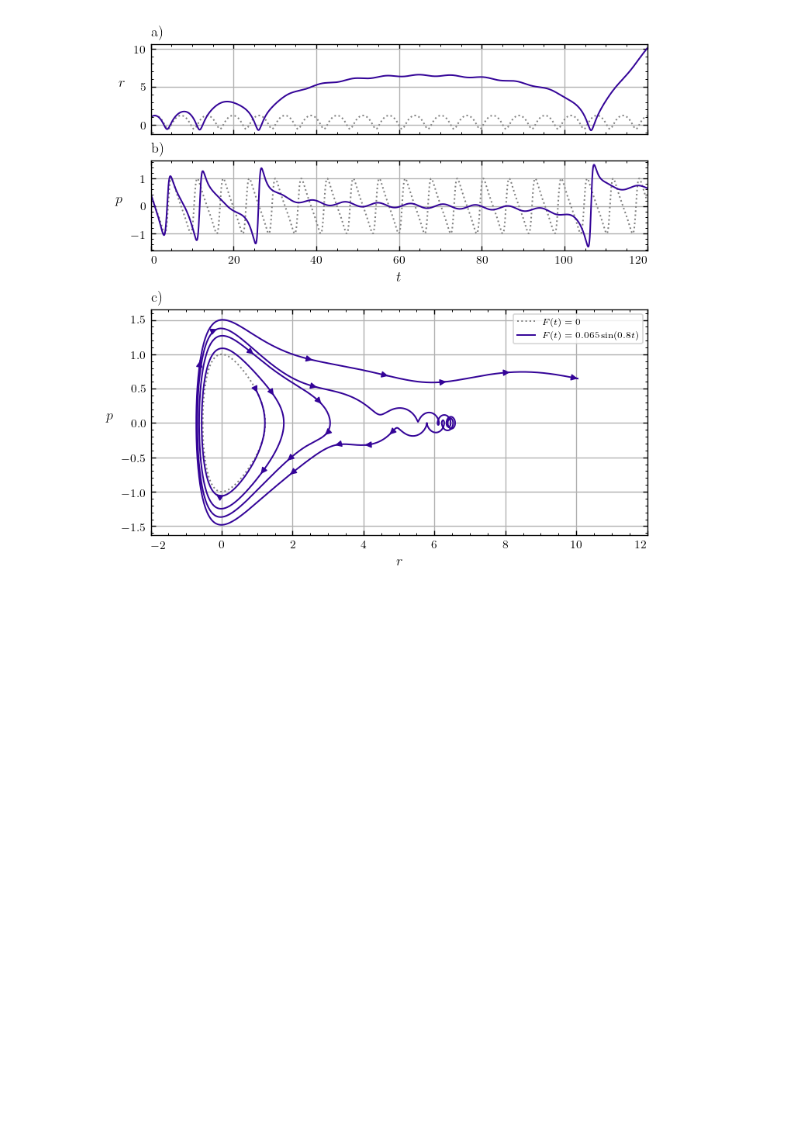
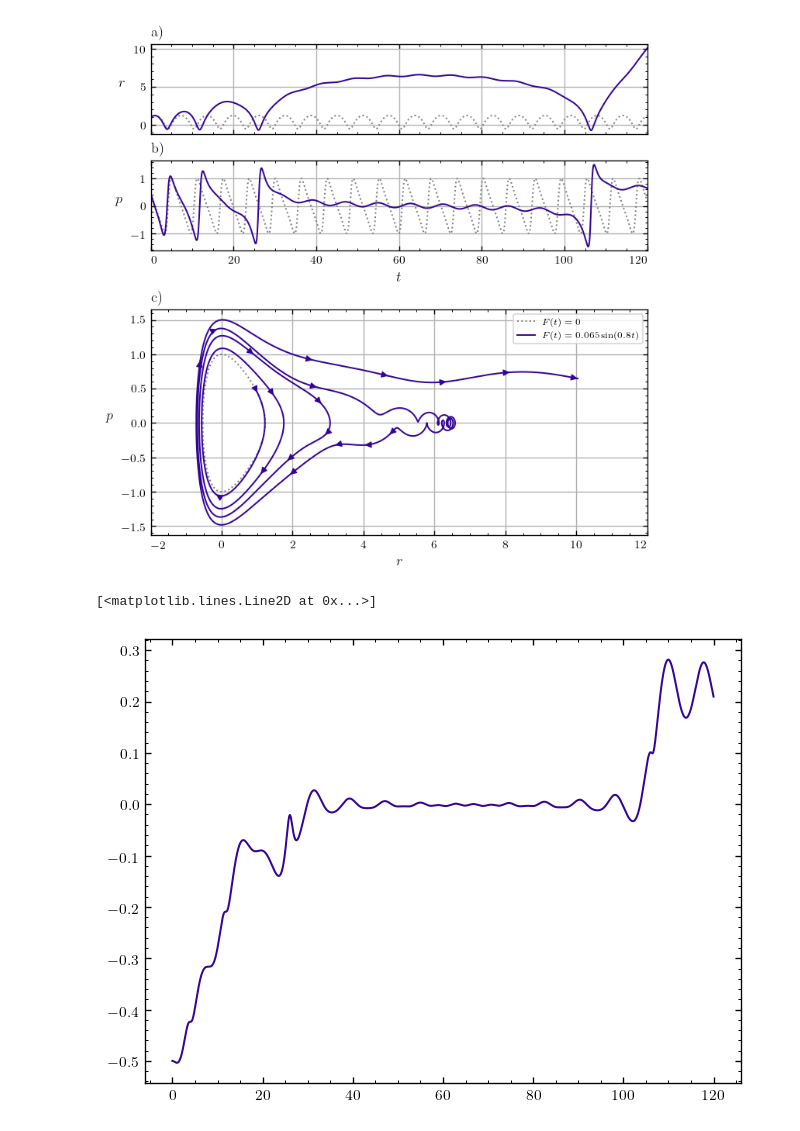
Before and after one commit to Gabriel-Amici/MorseCoulomb, a Jupyter notebook: notebooks/plotting/tcc/tcc_plots.ipynb, the cells around one changed output. Cells and saved outputs as stored; diff of their text form; code cells hidden in the pictures; blank space fills up the shorter version.

Commit message:
Added figures to tcc_plots notebook

```diff
--- a/notebooks/plotting/tcc/tcc_plots.ipynb
+++ b/notebooks/plotting/tcc/tcc_plots.ipynb
@@ -260,3 +260,8 @@ for _ax in (ax3_1, ax3_2, ax3_3):
     apply_axis_style(_ax)
 # %% [output]
 [figure]
+# %%
+plt.plot(traj.time, traj.energy)
+# %% [output]
+[<matplotlib.lines.Line2D at 0x...>]
+[figure, added]
```
Also changed, not shown: parts of 7 cells of this notebook.
